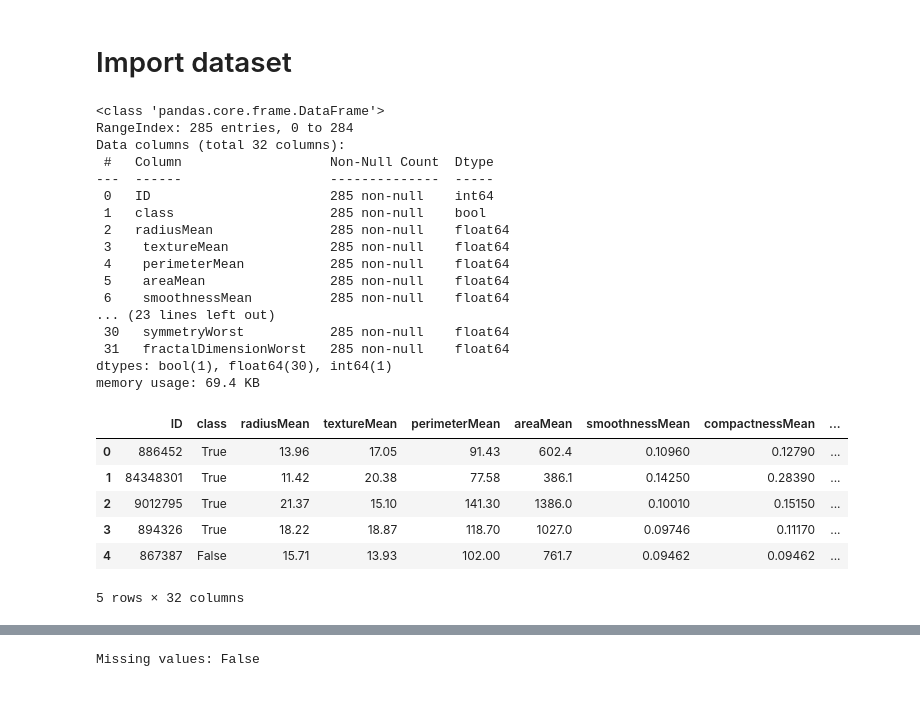
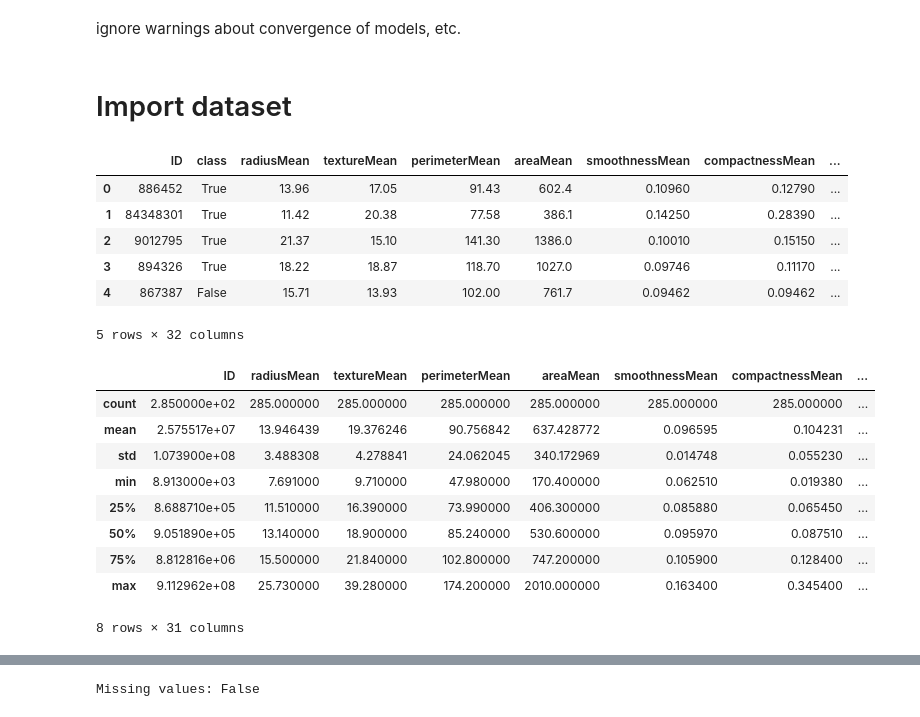
Before and after one commit to zGabor2001/ML, a Jupyter notebook: assignment1/breast_cancer_dataset.ipynb, the cells around one changed output, grey strips where cells are left out. Cells and saved outputs as stored; diff of their text form; code cells hidden in the pictures.

```diff
--- a/assignment1/breast_cancer_dataset.ipynb
+++ b/assignment1/breast_cancer_dataset.ipynb
@@ -5,0 +19,2 @@ from sklearn.neural_network import MLPClassifier
+# %% [markdown]
+ignore warnings about convergence of models, etc.
@@ -7,32 +24,25 @@ from sklearn.neural_network import MLPClassifier
 # Import dataset
 # %%
 df = pd.read_csv('./data/breast-cancer-diagnostic.shuf.lrn.csv')
-df.info()
+df.head()
 # %% [output]
+|  | ID | class | radiusMean | textureMean | perimeterMean | areaMean | smoothnessMean | compactnessMean | ... |
+| 0 | 886452 | True | 13.96 | 17.05 | 91.43 | 602.4 | 0.10960 | 0.12790 | ... |
+| 1 | 84348301 | True | 11.42 | 20.38 | 77.58 | 386.1 | 0.14250 | 0.28390 | ... |
+| 2 | 9012795 | True | 21.37 | 15.10 | 141.30 | 1386.0 | 0.10010 | 0.15150 | ... |
+| 3 | 894326 | True | 18.22 | 18.87 | 118.70 | 1027.0 | 0.09746 | 0.11170 | ... |
+| 4 | 867387 | False | 15.71 | 13.93 | 102.00 | 761.7 | 0.09462 | 0.09462 | ... |
-<class 'pandas.core.frame.DataFrame'>
-RangeIndex: 285 entries, 0 to 284
-Data columns (total 32 columns):
- #   Column                   Non-Null Count  Dtype
----  ------                   --------------  -----
- 0   ID                       285 non-null    int64
- 1   class                    285 non-null    bool
- 2   radiusMean               285 non-null    float64
- 3    textureMean             285 non-null    float64
- 4    perimeterMean           285 non-null    float64
- 5    areaMean                285 non-null    float64
- 6    smoothnessMean          285 non-null    float64
-... (23 lines left out)
- 30   symmetryWorst           285 non-null    float64
- 31   fractalDimensionWorst   285 non-null    float64
-dtypes: bool(1), float64(30), int64(1)
-memory usage: 69.4 KB
+5 rows × 32 columns
-# %%
-df.head(5)
-# %% [output]
-|  | ID | class | radiusMean | textureMean | perimeterMean | areaMean | smoothnessMean | compactnessMean | ... |
-| 0 | 886452 | True | 13.96 | 17.05 | 91.43 | 602.4 | 0.10960 | 0.12790 | ... |
-| 1 | 84348301 | True | 11.42 | 20.38 | 77.58 | 386.1 | 0.14250 | 0.28390 | ... |
-| 2 | 9012795 | True | 21.37 | 15.10 | 141.30 | 1386.0 | 0.10010 | 0.15150 | ... |
-| 3 | 894326 | True | 18.22 | 18.87 | 118.70 | 1027.0 | 0.09746 | 0.11170 | ... |
-| 4 | 867387 | False | 15.71 | 13.93 | 102.00 | 761.7 | 0.09462 | 0.09462 | ... |
-5 rows × 32 columns
+# %%
+df.describe()
+# %% [output]
+|  | ID | radiusMean | textureMean | perimeterMean | areaMean | smoothnessMean | compactnessMean | ... |
+| count | 2.850000e+02 | 285.000000 | 285.000000 | 285.000000 | 285.000000 | 285.000000 | 285.000000 | ... |
+| mean | 2.575517e+07 | 13.946439 | 19.376246 | 90.756842 | 637.428772 | 0.096595 | 0.104231 | ... |
+| std | 1.073900e+08 | 3.488308 | 4.278841 | 24.062045 | 340.172969 | 0.014748 | 0.055230 | ... |
+| min | 8.913000e+03 | 7.691000 | 9.710000 | 47.980000 | 170.400000 | 0.062510 | 0.019380 | ... |
+| 25% | 8.688710e+05 | 11.510000 | 16.390000 | 73.990000 | 406.300000 | 0.085880 | 0.065450 | ... |
+| 50% | 9.051890e+05 | 13.140000 | 18.900000 | 85.240000 | 530.600000 | 0.095970 | 0.087510 | ... |
+| 75% | 8.812816e+06 | 15.500000 | 21.840000 | 102.800000 | 747.200000 | 0.105900 | 0.128400 | ... |
+| max | 9.112962e+08 | 25.730000 | 39.280000 | 174.200000 | 2010.000000 | 0.163400 | 0.345400 | ... |
+8 rows × 31 columns
```
Also changed, not shown: parts of 45 cells of this notebook.
